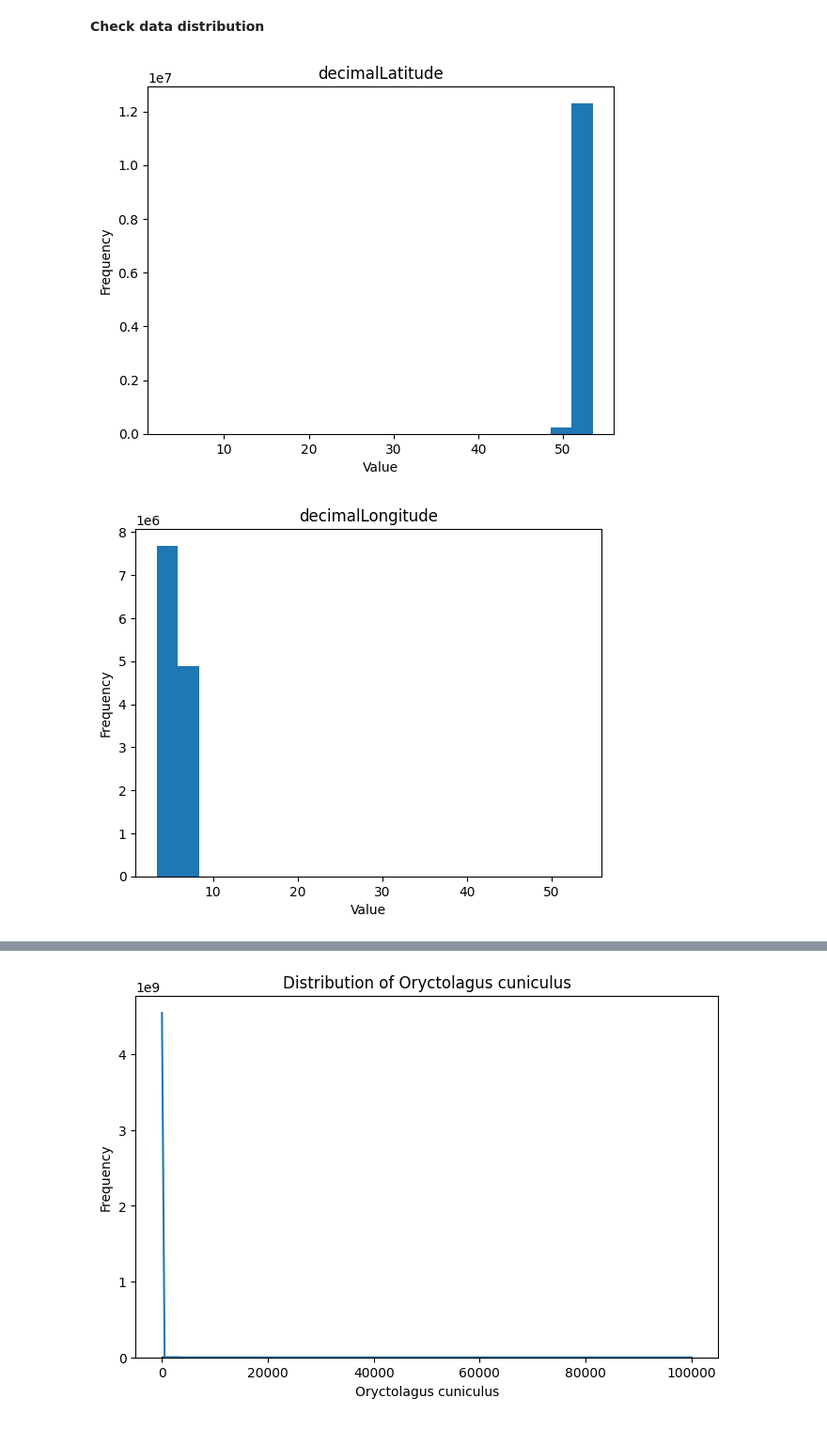
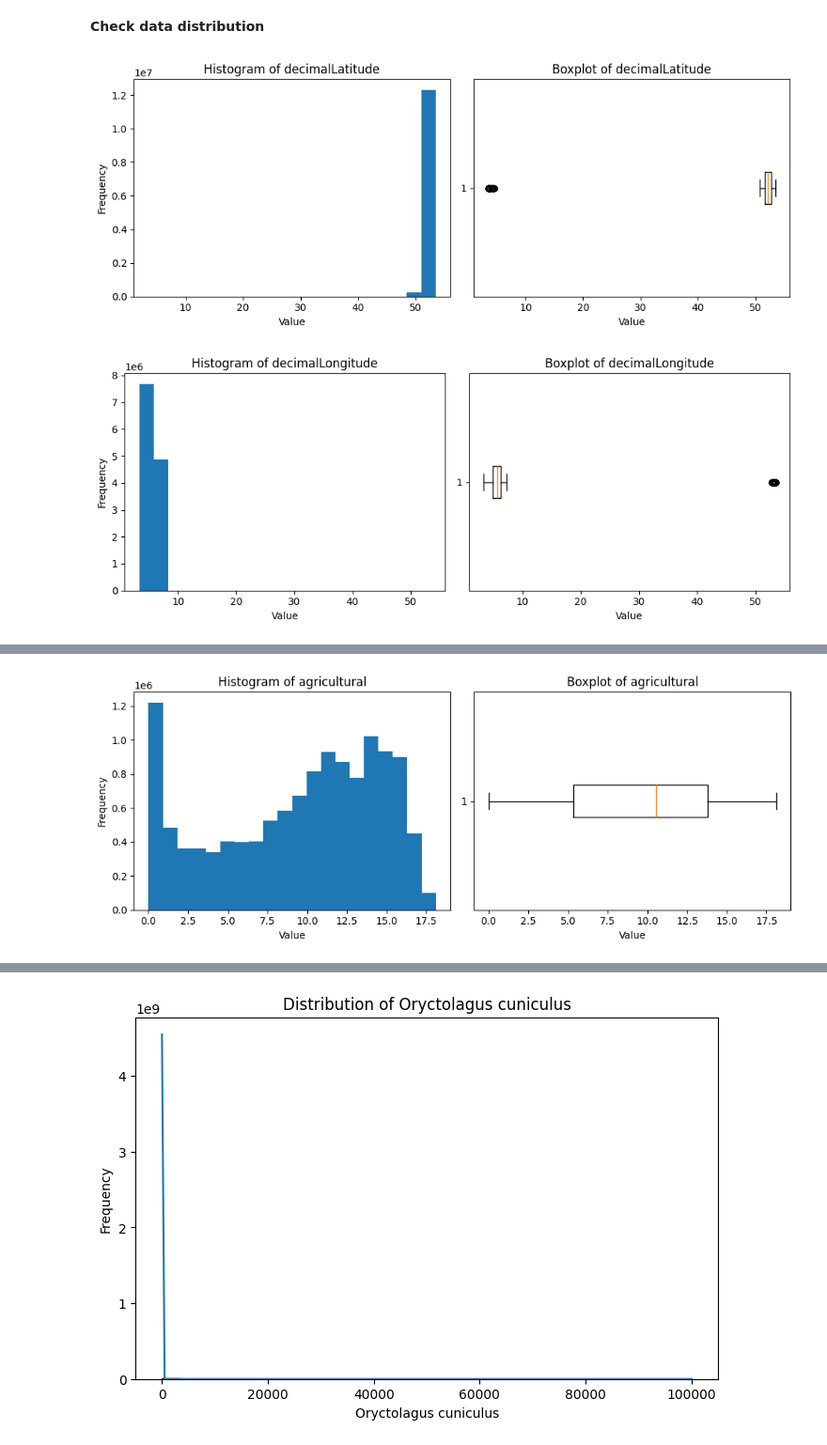
Before and after one commit to Sannebeast/Rabbitions, a Jupyter notebook: notebooks/project.ipynb, the cells around one changed output, grey strips where cells are left out. Shown at 94% size. Cells and saved outputs as stored; diff of their text form; code cells hidden in the pictures.

Commit message:
boxplots

```diff
--- a/notebooks/project.ipynb
+++ b/notebooks/project.ipynb
@@ -90,12 +97,21 @@ df.describe()
 **Check data distribution**
 # %%
 for col in df.describe().columns:
-    plt.figure()
-    plt.hist(df[col], bins=20)
-    plt.title(col)
-    plt.xlabel("Value")
-    plt.ylabel("Frequency")
+    fig, axes = plt.subplots(1, 2, figsize=(10, 4))
+
+    # Histogram
+    axes[0].hist(df[col].dropna(), bins=20)
+    axes[0].set_title(f"Histogram of {col}")
+    axes[0].set_xlabel("Value")
+    axes[0].set_ylabel("Frequency")
+
+    # Boxplot
+    axes[1].boxplot(df[col].dropna(), vert=False)
+    axes[1].set_title(f"Boxplot of {col}")
+    axes[1].set_xlabel("Value")
+
+    plt.tight_layout()
     plt.show()
 # %% [output]
-[figure, old version]
+[figure, new version]
-[figure, old version]
+[figure, new version]
@@ -103,0 +120 @@ for col in df.describe().columns:
+[figure, added]
```
Also changed, not shown: parts of 19 cells of this notebook.
